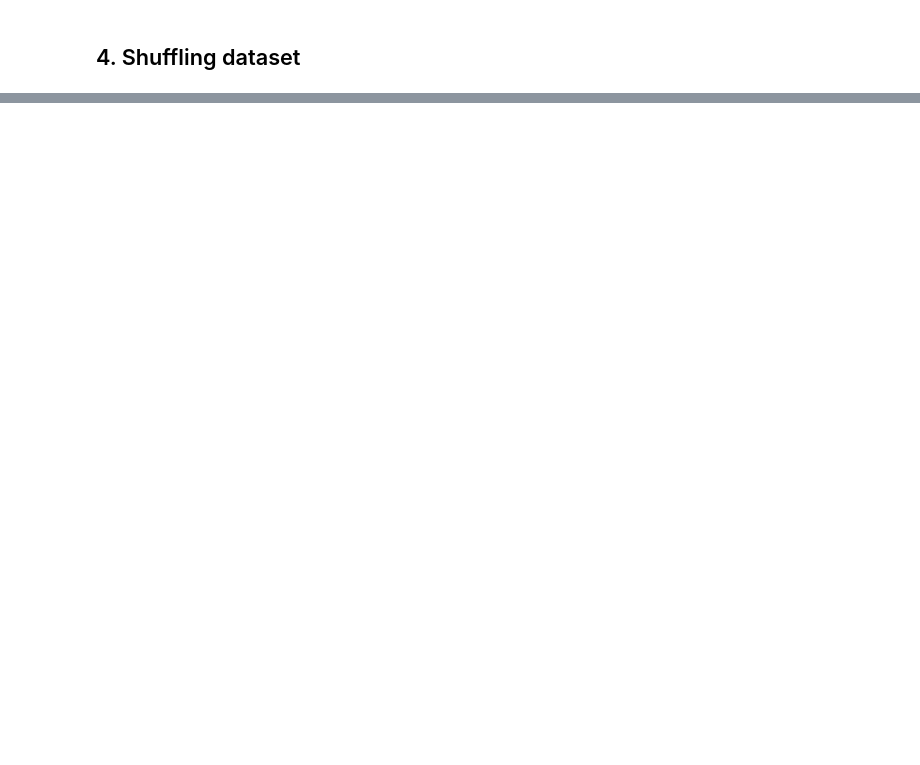
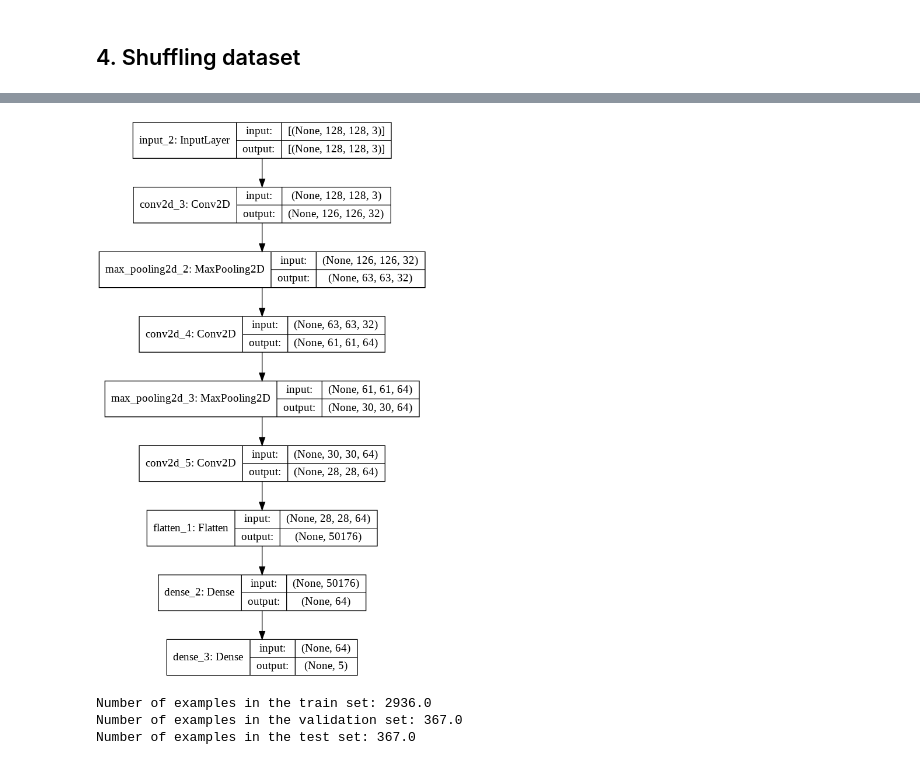
Before and after one commit to deepds/tensorflow2-tutorials, a Jupyter notebook: tf2_main_functions.ipynb, the cells around one changed output, grey strips where cells are left out. Drawn from its saved outputs; the diff is of its cells as text; code cells hidden in the pictures; blank space fills up the shorter version.

```diff
--- a/tf2_main_functions.ipynb
+++ b/tf2_main_functions.ipynb
@@ -85,8 +67,8 @@ HBox(children=(IntProgress(value=1, bar_style='info', description='Reading...',
 # %% [markdown]
 ## 3. Preprocessing dataset
 # %%
-img_width = 64
-img_height = 64
+IMG_SIZE = 128
+IMG_SHAPE = (IMG_SIZE, IMG_SIZE, 3)
 
 def format_example(image, label):
 
@@ -94,7 +76,7 @@ def format_example(image, label):
     # Normalize the pixel values
     image = image / 255.0
     # Resize the image
-    image = tf.image.resize(image, (img_width, img_height))
+    image = tf.image.resize(image, (IMG_SIZE, IMG_SIZE))
     return image, label
 
 train = raw_train.map(format_example)
@@ -114,0 +171,20 @@ NameError: ignored
+# %%
+# Creating a simple CNN model in keras using functional API
+def create_model():
+
+    img_inputs = keras.Input(shape=IMG_SHAPE)
+    conv_1 = keras.layers.Conv2D(32, (3, 3), activation='relu')(img_inputs)
+    maxpool_1 = keras.layers.MaxPooling2D((2, 2))(conv_1)
+    conv_2 = keras.layers.Conv2D(64, (3, 3), activation='relu')(maxpool_1)
+    maxpool_2 = keras.layers.MaxPooling2D((2, 2))(conv_2)
+    conv_3 = keras.layers.Conv2D(64, (3, 3), activation='relu')(maxpool_2)
+    flatten = keras.layers.Flatten()(conv_3)
+    dense_1 = keras.layers.Dense(64, activation='relu')(flatten)
+    output = keras.layers.Dense(metadata.features['label'].num_classes, activation='softmax')(dense_1)
+
+    model = keras.Model(inputs=img_inputs, outputs=output)
+
+    return model
+# %%
+simple_model = create_model()
+simple_model.summary()
@@ -114,0 +209,4 @@ NameError: ignored
+# %%
+keras.utils.plot_model(simple_model, 'flower_model_with_shape_info.png', show_shapes=True)
+# %% [output]
+[figure, added]
@@ -114,0 +218,15 @@ NameError: ignored
+# %%
+num_train, num_val, num_test = (
+  metadata.splits['train'].num_examples * weight/10 for weight in train_test_splits
+)
+
+steps_per_epoch = round(num_train)//BATCH_SIZE
+validation_steps = round(num_val)//BATCH_SIZE
+
+print('Number of examples in the train set:', num_train)
+print('Number of examples in the validation set:', num_val)
+print('Number of examples in the test set:', num_test)
+# %% [output]
+Number of examples in the train set: 2936.0
+Number of examples in the validation set: 367.0
+Number of examples in the test set: 367.0
```
Also changed, not shown: parts of 15 cells of this notebook.
